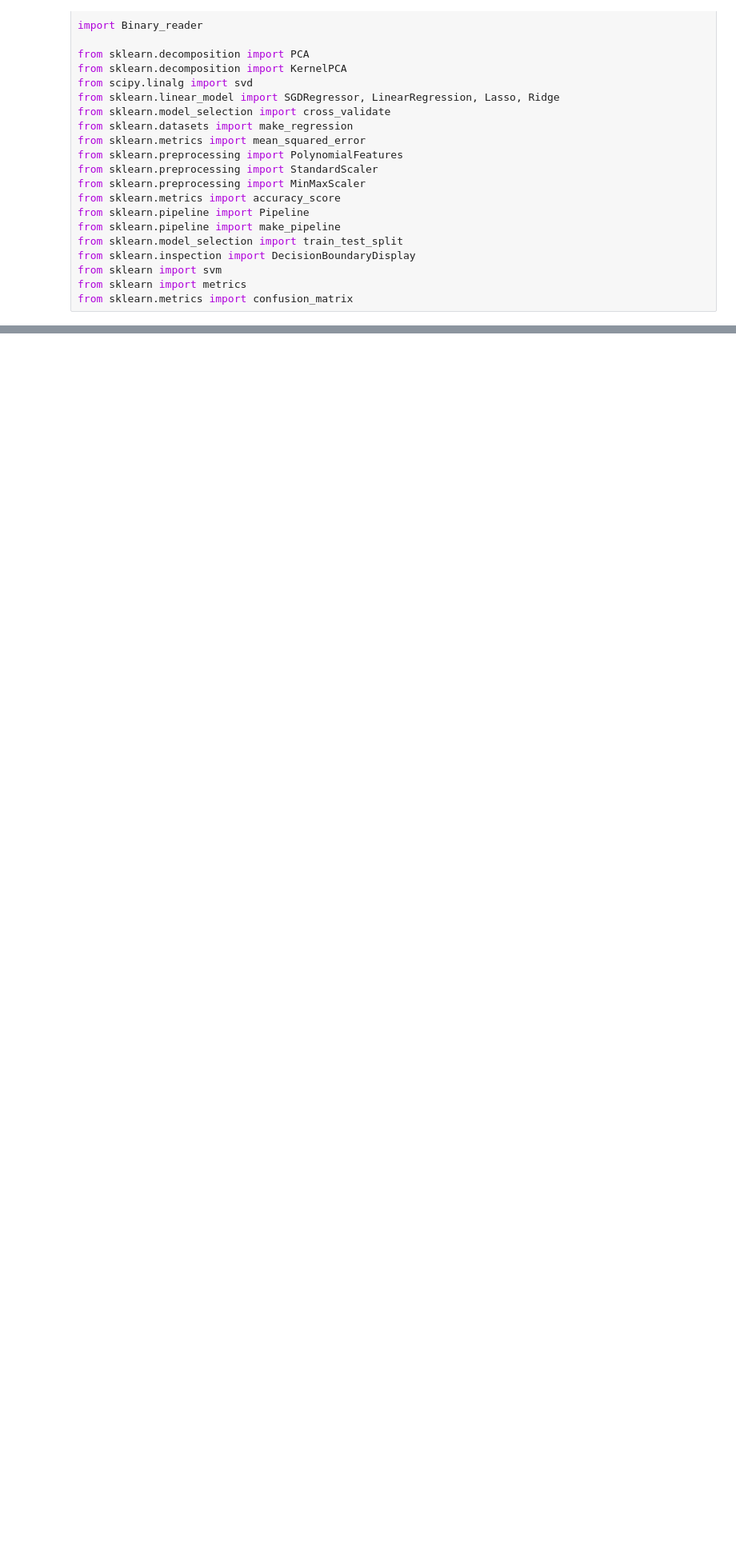
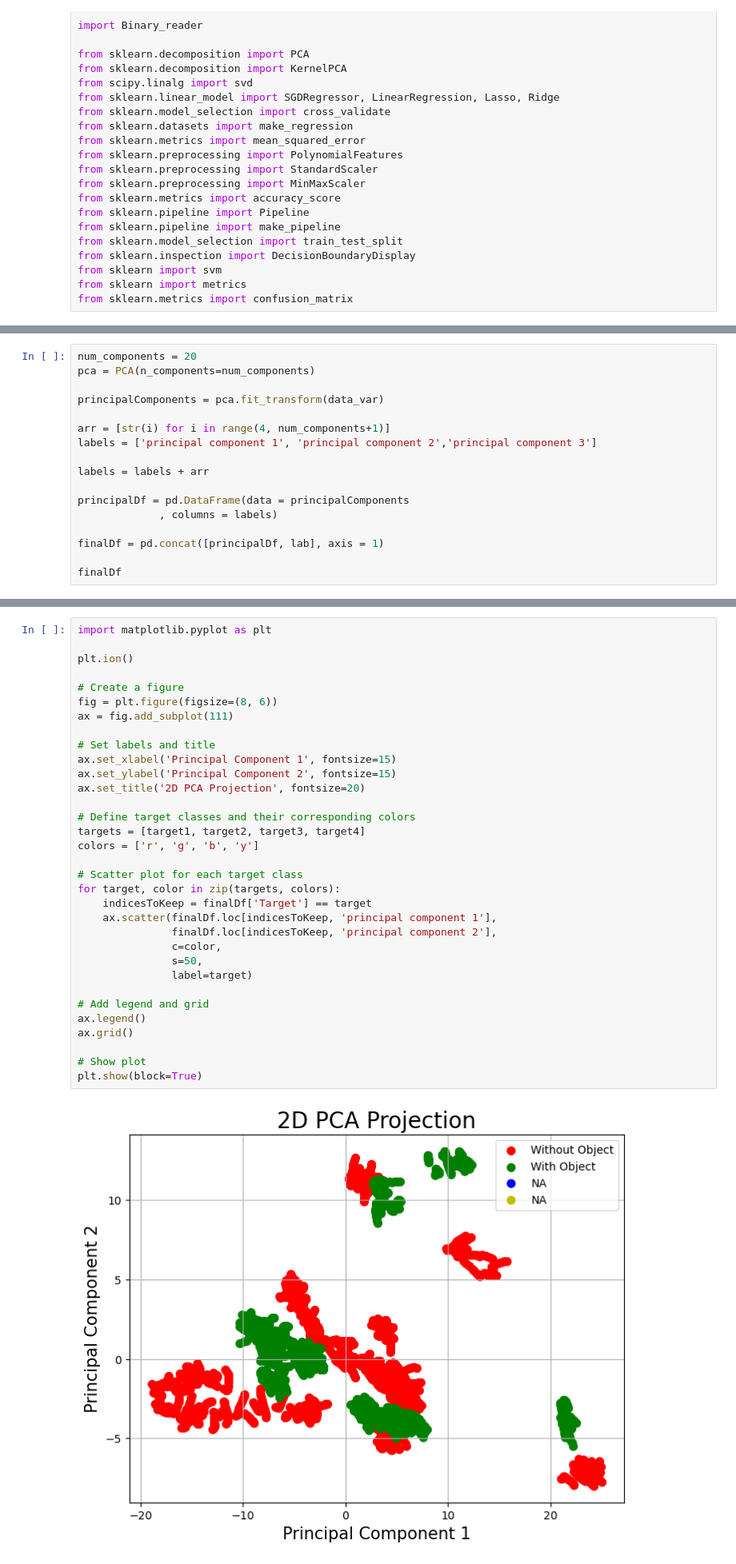
Before and after one commit to Reido19/CommSense---Masters, a Jupyter notebook: Machine_Learning/PCA_Live.ipynb, the cells around one changed output, grey strips where cells are left out. Shown at 80% size. Drawn from its saved outputs; the diff is of its cells as text; blank space fills up the shorter version.

```diff
--- a/Machine_Learning/PCA_Live.ipynb
+++ b/Machine_Learning/PCA_Live.ipynb
@@ -382,0 +212,17 @@ plt.show()
+# %%
+num_components = 20
+pca = PCA(n_components=num_components)
+
+principalComponents = pca.fit_transform(data_var)
+
+arr = [str(i) for i in range(4, num_components+1)]
+labels = ['principal component 1', 'principal component 2','principal component 3']
+
+labels = labels + arr
+
+principalDf = pd.DataFrame(data = principalComponents
+             , columns = labels)
+
+finalDf = pd.concat([principalDf, lab], axis = 1)
+
+finalDf
@@ -382,0 +383,35 @@ plt.show()
+# %%
+import matplotlib.pyplot as plt
+
+plt.ion()
+
+# Create a figure
+fig = plt.figure(figsize=(8, 6))
+ax = fig.add_subplot(111)
+
+# Set labels and title
+ax.set_xlabel('Principal Component 1', fontsize=15)
+ax.set_ylabel('Principal Component 2', fontsize=15)
+ax.set_title('2D PCA Projection', fontsize=20)
+
+# Define target classes and their corresponding colors
+targets = [target1, target2, target3, target4]
+colors = ['r', 'g', 'b', 'y']
+
+# Scatter plot for each target class
+for target, color in zip(targets, colors):
+    indicesToKeep = finalDf['Target'] == target
+    ax.scatter(finalDf.loc[indicesToKeep, 'principal component 1'],
+               finalDf.loc[indicesToKeep, 'principal component 2'],
+               c=color,
+               s=50,
+               label=target)
+
+# Add legend and grid
+ax.legend()
+ax.grid()
+
+# Show plot
+plt.show(block=True)
+# %% [output]
+[figure, added]
```
Also changed, not shown: parts of 42 cells of this notebook, 14 other files.
